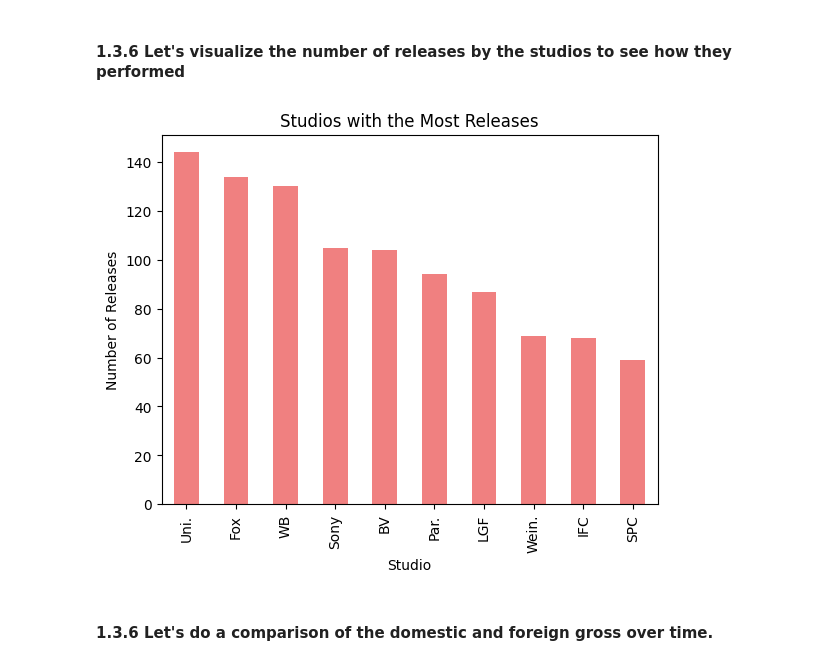
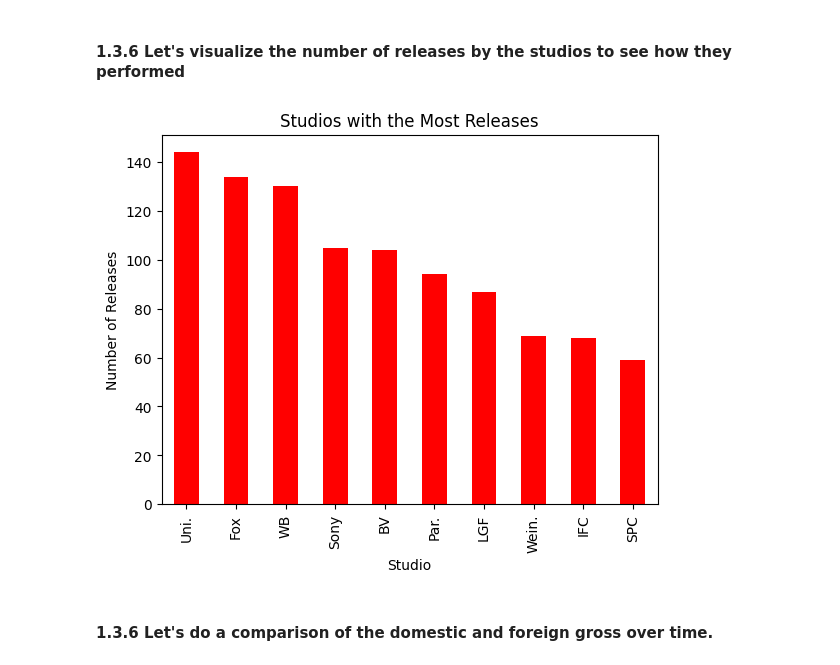
Before and after one commit to phelanthropus/Microsoft-Analysis, a Jupyter notebook: Microsoft Analysis.ipynb, the cells around one changed output. Saved outputs shown, nothing was run; the diff lists cells and outputs as text; code cells hidden in the pictures.

```diff
--- a/Microsoft Analysis.ipynb
+++ b/Microsoft Analysis.ipynb
@@ -264,15 +252,15 @@ plt.show()
 # %%
 # Number of releases by studio
 studio_movie_count = df['studio'].value_counts().head(10)
 
 # Plotting
-studio_movie_count.plot(kind='bar', color='lightcoral')
+studio_movie_count.plot(kind='bar', color='red')
 plt.title('Studios with the Most Releases')
 plt.xlabel('Studio')
 plt.ylabel('Number of Releases')
 plt.show()
 # %% [output]
-[figure, old version]
+[figure, new version]
 # %% [markdown]
 #### 1.3.6 Let's do a comparison of the domestic and foreign gross over time.
 # %%
```
Also changed, not shown: parts of 12 cells of this notebook.
